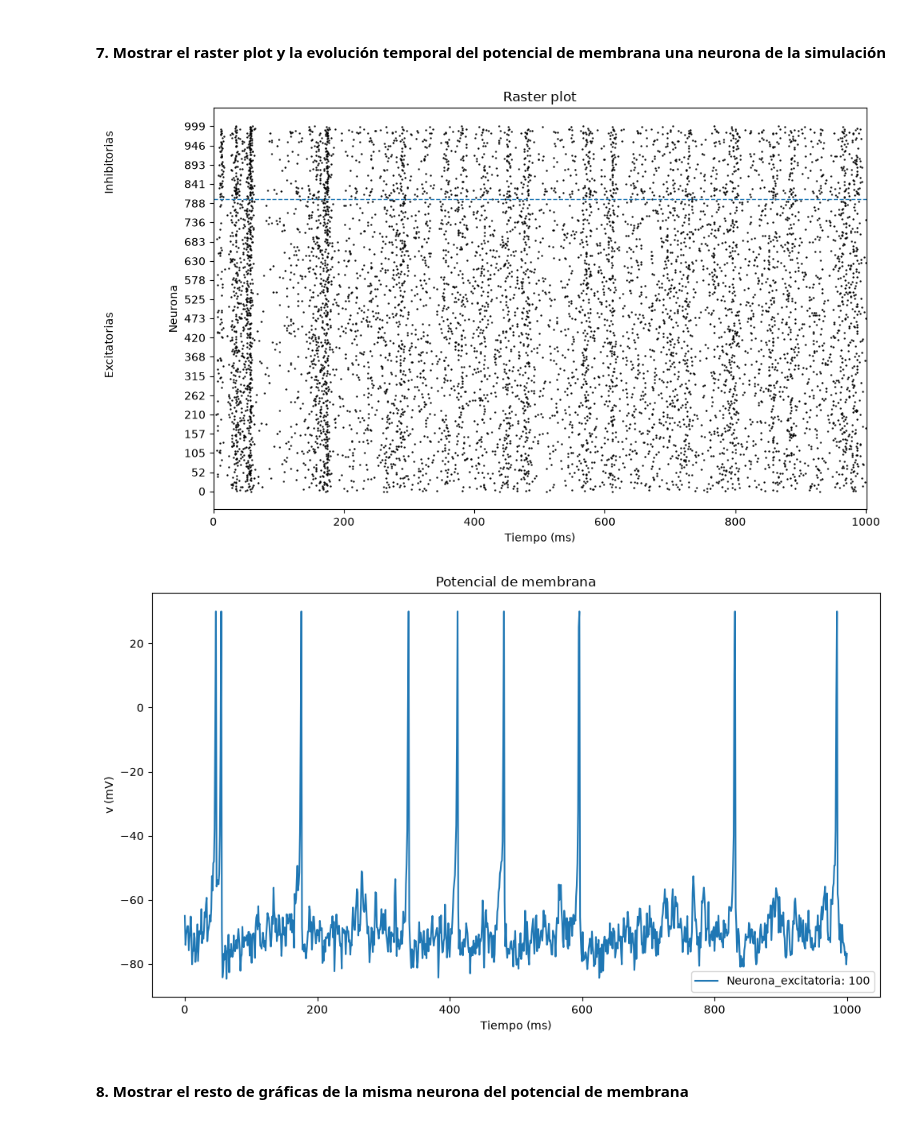
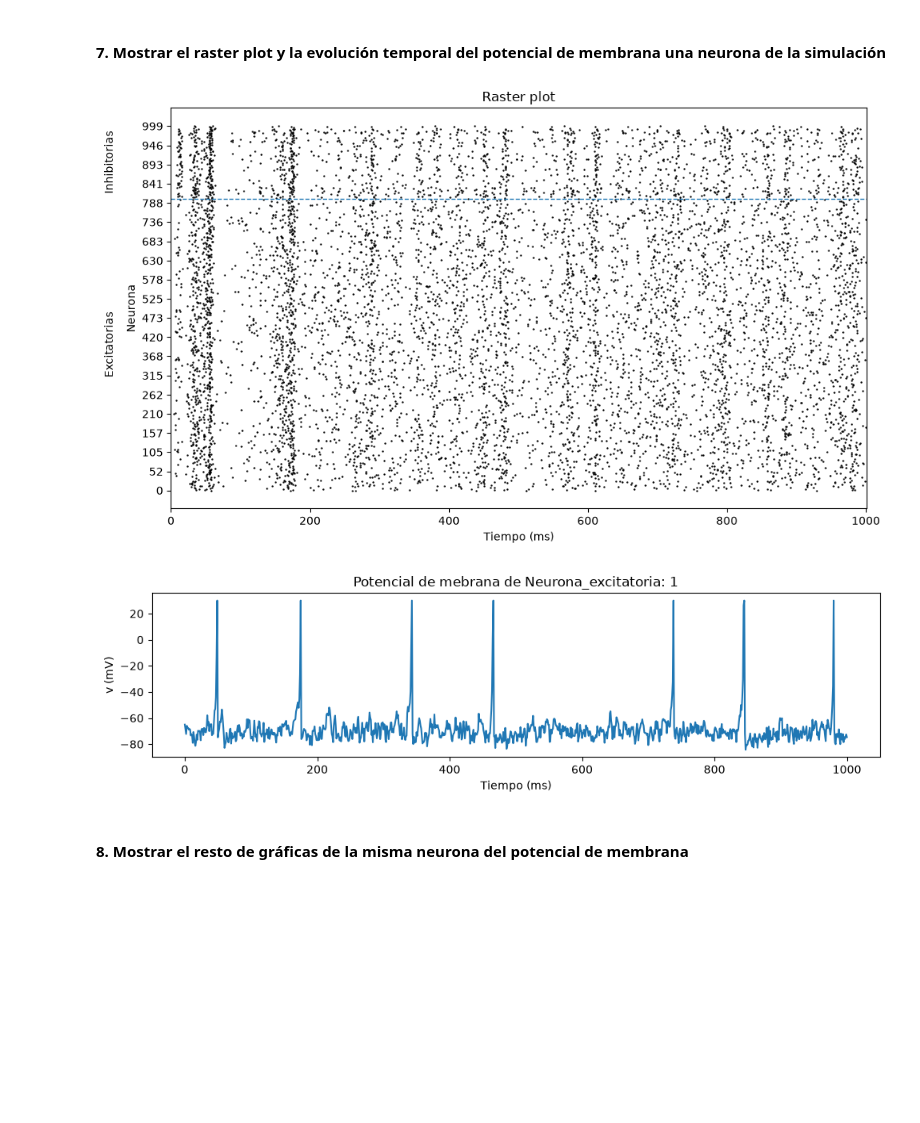
Before and after one commit to Waklink/SpikeDSim, a Jupyter notebook: cuadernos/prueba_comportamiento_red.ipynb, the cells around one changed output. Saved outputs shown, nothing was run; the diff lists cells and outputs as text; code cells hidden in the pictures; blank space fills up the shorter version.

```diff
--- a/cuadernos/prueba_comportamiento_red.ipynb
+++ b/cuadernos/prueba_comportamiento_red.ipynb
@@ -88,12 +88,12 @@ vis.cargar_historial(historial=sim.historial)
 # %%
 # Mostrar el raster plot y la evolución del potencial de emebrana de una neurona
 _ = vis.raster_plot()
 # n = rng.randint(0, NUM_NEURONAS + 1)
-n = 100
-_ = vis.potencial_membrana(neuronas=n)
+n = 1
+_ = vis.potencial_membrana(neuronas=n, figsize=(10, 3), titulo=f"Potencial de mebrana de {sim.red.nombre[1]}: {n}", max_etiquetas_leyenda=0)
 # %% [output]
-[figure, old version]
+[figure, new version]
-[figure, old version]
+[figure, new version]
 # %% [markdown]
 #### 8. Mostrar el resto de gráficas de la misma neurona del potencial de membrana
 # %%
```
Also changed, not shown: parts of 2 cells of this notebook, 2 other files.
